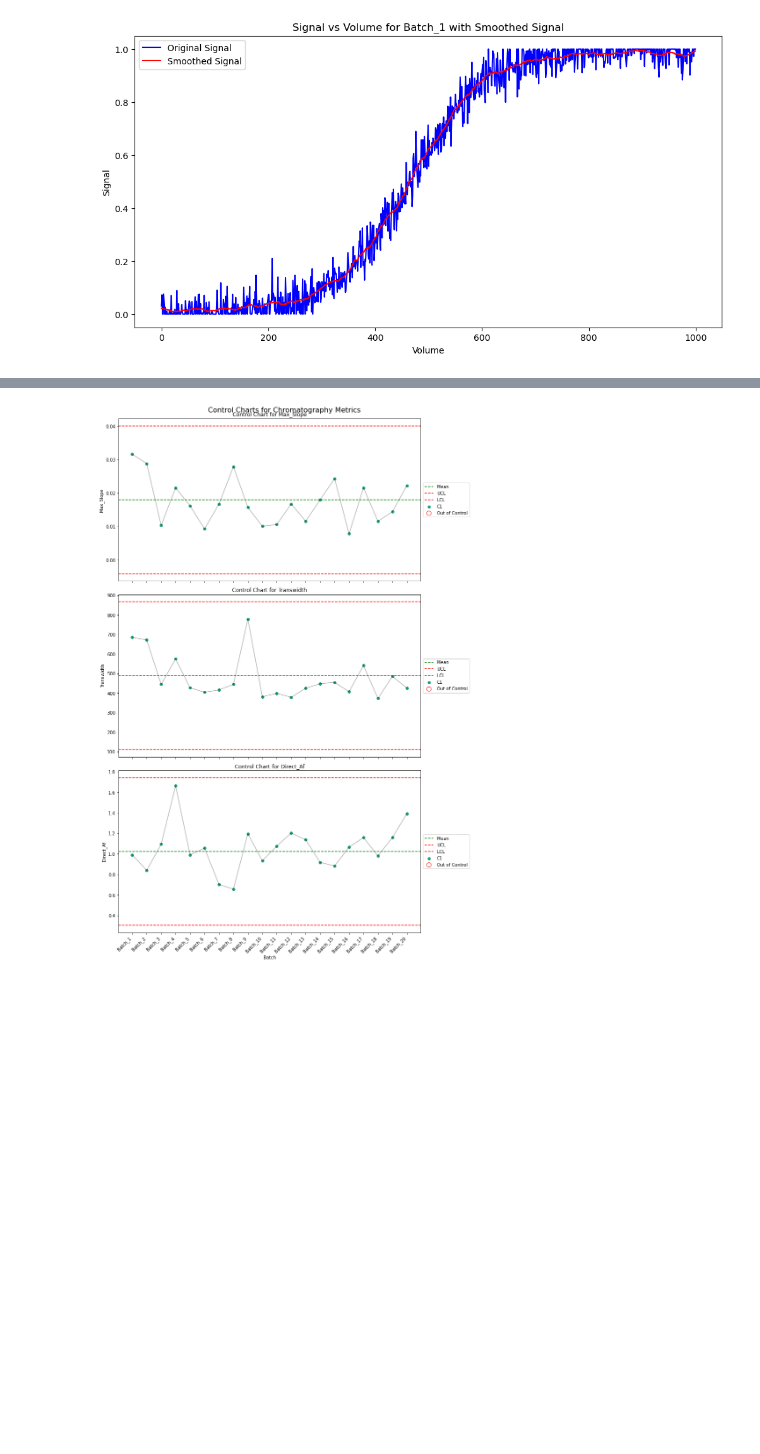
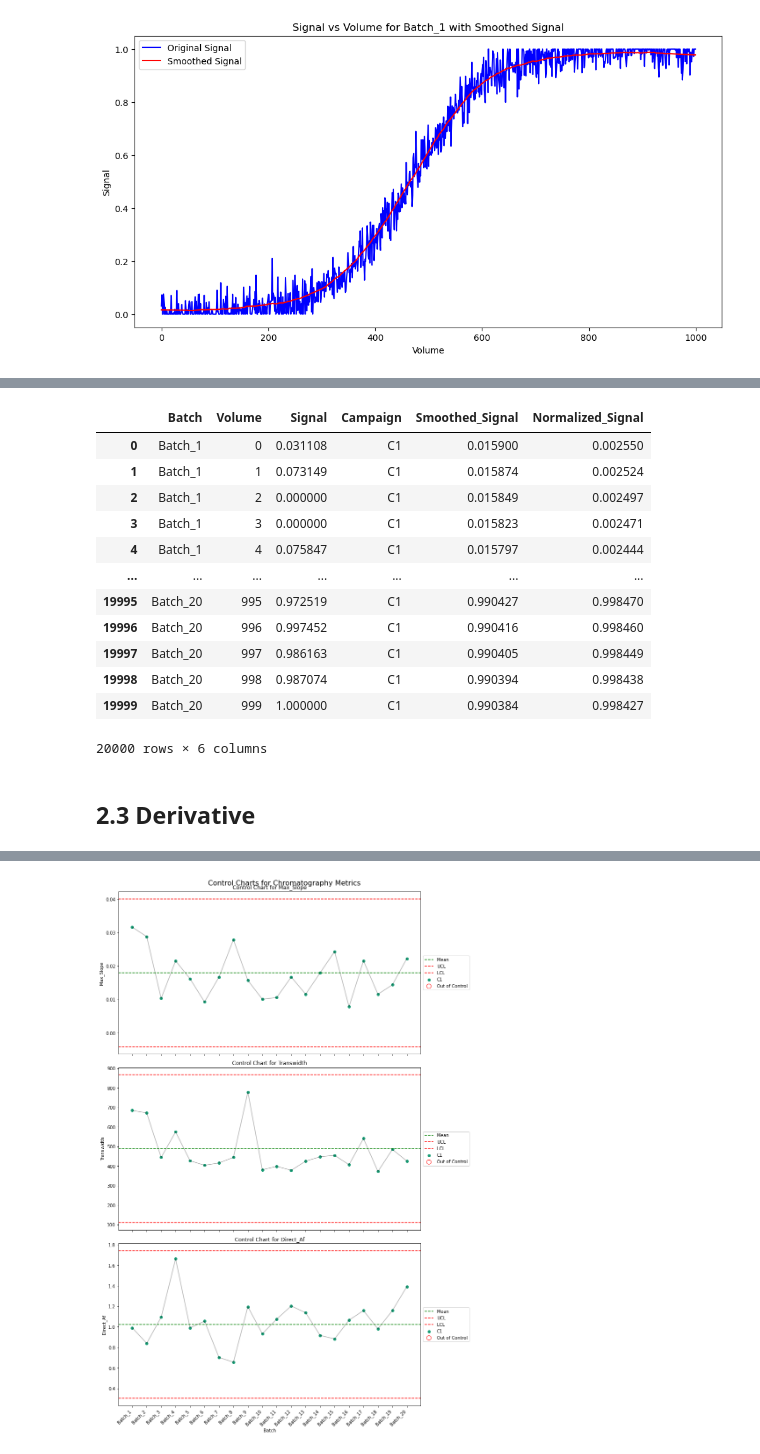
Before and after one commit to vincentgaul/direct_transitional_analysis, a Jupyter notebook: TA.ipynb, the cells around one changed output, grey strips where cells are left out. Cells and saved outputs as stored; diff of their text form; code cells hidden in the pictures; blank space fills up the shorter version.

```diff
--- a/TA.ipynb
+++ b/TA.ipynb
@@ -79,0 +82,18 @@ df_normalized  = normalize_signal(df_smooth, example_batch="Batch_1")
+# %%
+df_normalized
+# %% [output]
+|  | Batch | Volume | Signal | Campaign | Smoothed_Signal | Normalized_Signal |
+| 0 | Batch_1 | 0 | 0.031108 | C1 | 0.015900 | 0.002550 |
+| 1 | Batch_1 | 1 | 0.073149 | C1 | 0.015874 | 0.002524 |
+| 2 | Batch_1 | 2 | 0.000000 | C1 | 0.015849 | 0.002497 |
+| 3 | Batch_1 | 3 | 0.000000 | C1 | 0.015823 | 0.002471 |
+| 4 | Batch_1 | 4 | 0.075847 | C1 | 0.015797 | 0.002444 |
+| ... | ... | ... | ... | ... | ... | ... |
+| 19995 | Batch_20 | 995 | 0.972519 | C1 | 0.990427 | 0.998470 |
+| 19996 | Batch_20 | 996 | 0.997452 | C1 | 0.990416 | 0.998460 |
+| 19997 | Batch_20 | 997 | 0.986163 | C1 | 0.990405 | 0.998449 |
+| 19998 | Batch_20 | 998 | 0.987074 | C1 | 0.990394 | 0.998438 |
+| 19999 | Batch_20 | 999 | 1.000000 | C1 | 0.990384 | 0.998427 |
+20000 rows × 6 columns
+# %% [markdown]
+## 2.3 Derivative
```
Also changed, not shown: parts of 7 cells of this notebook, 1 other file.
